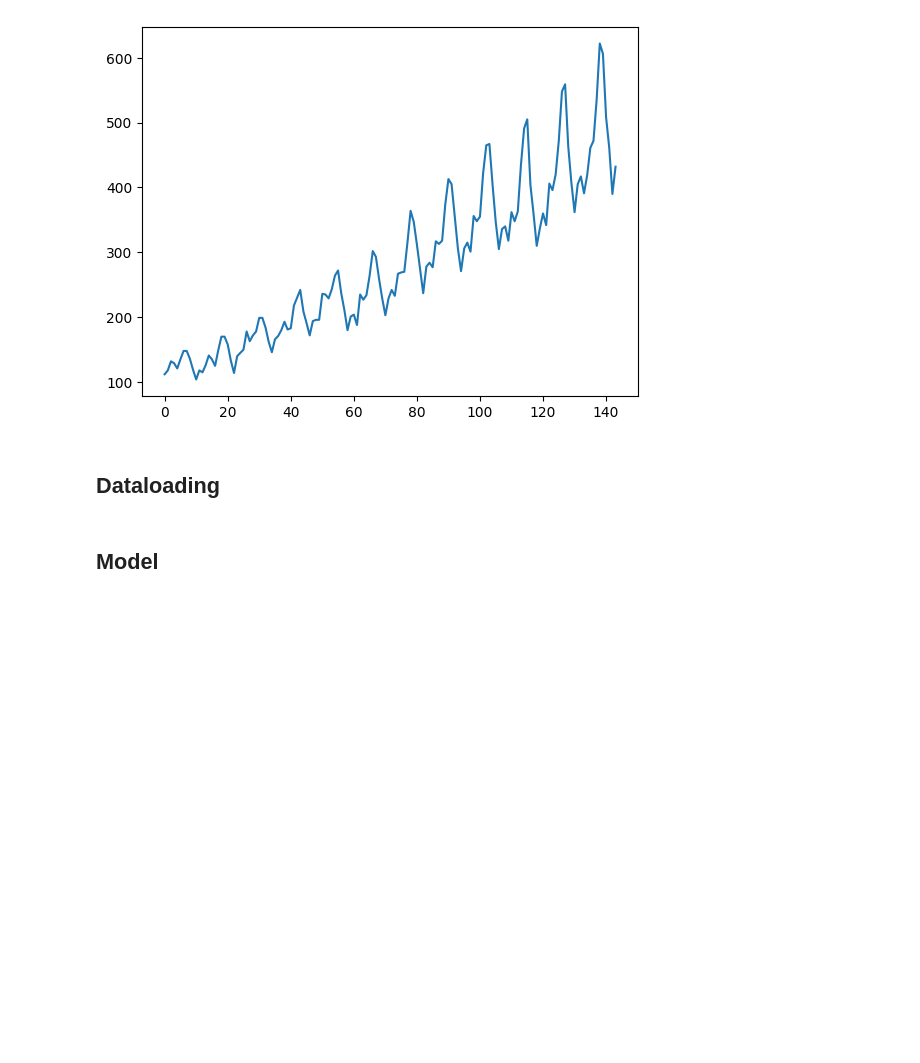
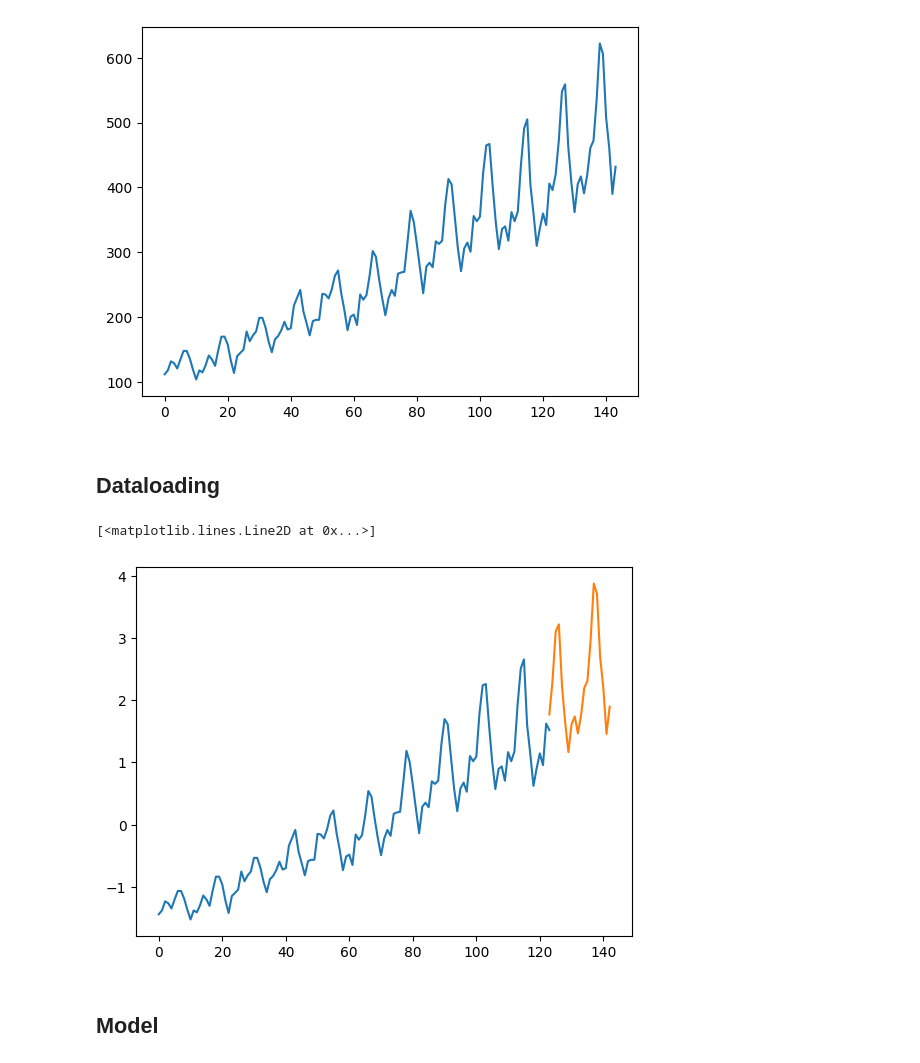
Before and after one commit to SLCFLAB/Fintech2024-2, a Jupyter notebook: DL_day10/10_2_Transformer.ipynb, the cells around one changed output. Saved outputs shown, nothing was run; the diff lists cells and outputs as text; code cells hidden in the pictures; blank space fills up the shorter version.

```diff
--- a/DL_day10/10_2_Transformer.ipynb
+++ b/DL_day10/10_2_Transformer.ipynb
@@ -62,3 +62,18 @@ plt.show()
 [figure]
 # %% [markdown]
 ## Dataloading
+# %%
+sc = StandardScaler()
+seq_length = 4
+
+test_size = 20
+train_size = len(training_set) - seq_length - 20
+
+train_data = sc.fit_transform(training_set[:-test_size])
+test_data = sc.transform(training_set[-test_size:])
+# %%
+plt.plot(np.arange(124),train_data)
+plt.plot(np.arange(20)+123,test_data)
+# %% [output]
+[<matplotlib.lines.Line2D at 0x...>]
+[figure, added]
```
Also changed, not shown: parts of 12 cells of this notebook.
